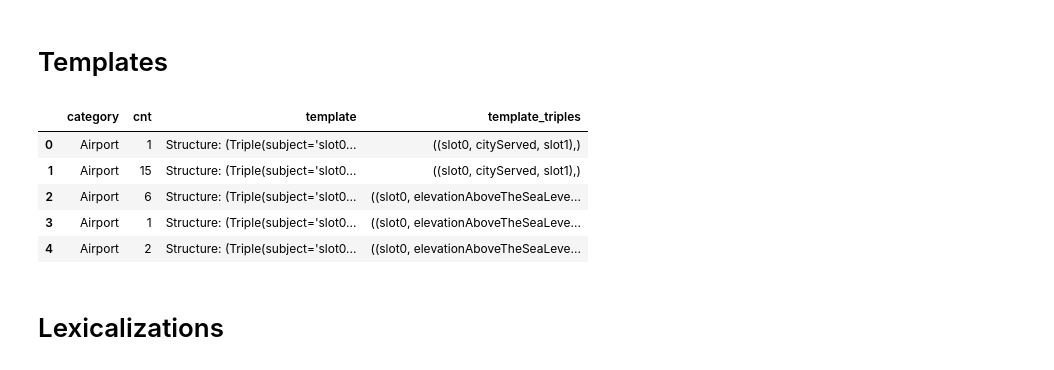
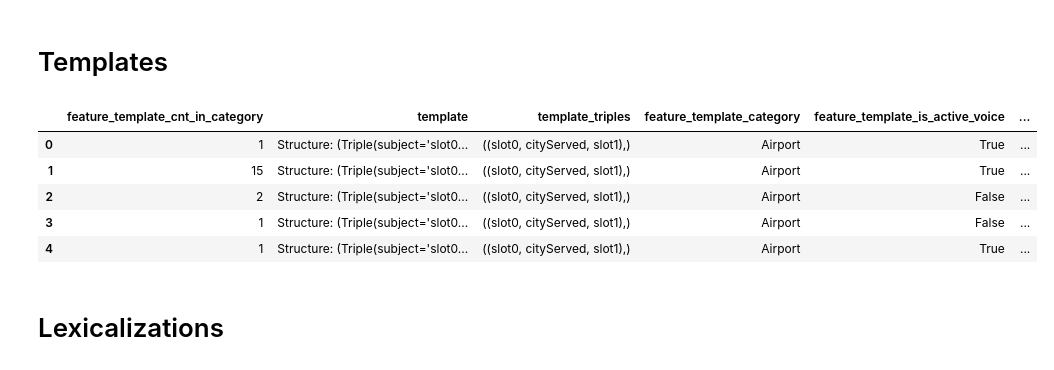
Before and after one commit to abevieiramota/masters, a Jupyter notebook: notebook/01 - Templates - Thiago's dataset.ipynb, the cells around one changed output. Saved outputs shown, nothing was run; the diff lists cells and outputs as text; code cells hidden in the pictures.

```diff
--- a/notebook/01 - Templates - Thiago's dataset.ipynb
+++ b/notebook/01 - Templates - Thiago's dataset.ipynb
@@ -36,21 +37,41 @@ for entry in train_dev_entries:
                               entry['r_entity_map'],
                               metadata={})
 
-            dados[(t, t.template_triples, entry['category'])] += 1
+            pos_score0 = t.template_text.find('{slot0}')
+            pos_score1 = t.template_text.find('{slot1}')
+
+            is_active_voice = pos_score0 < pos_score1
+
+            n_dots = max(1, t.template_text.count('.'))
+
+            dados[(t, t.template_triples, entry['category'], is_active_voice, n_dots)] += 1
-# %%
-templates, templates_triples, categories = zip(*dados.keys())
-df = pd.DataFrame({'cnt': list(dados.values()),
-                   'template': templates,
-                   'template_triples': templates_triples,
-                   'category': categories})
-
-df.head()
-# %% [output]
-|  | category | cnt | template | template_triples |
-| 0 | Airport | 1 | Structure: (Triple(subject='slot0... | ((slot0, cityServed, slot1),) |
-| 1 | Airport | 15 | Structure: (Triple(subject='slot0... | ((slot0, cityServed, slot1),) |
-| 2 | Airport | 6 | Structure: (Triple(subject='slot0... | ((slot0, elevationAboveTheSeaLeve... |
-| 3 | Airport | 1 | Structure: (Triple(subject='slot0... | ((slot0, elevationAboveTheSeaLeve... |
-| 4 | Airport | 2 | Structure: (Triple(subject='slot0... | ((slot0, elevationAboveTheSeaLeve... |
+# %%
+template, templates_triples, categories, is_active_voices, ns_dots = zip(*dados.keys())
+df = pd.DataFrame({'feature_template_cnt_in_category': list(dados.values()),
+                   'template': template,
+                   'template_triples': templates_triples,
+                   'feature_template_category': categories,
+                   'feature_template_is_active_voice': is_active_voices,
+                   'feature_template_n_dots': ns_dots})
+
+g = df.groupby(['template_triples', 'feature_template_category'])['feature_template_cnt_in_category'].sum()
+g.name = 'template_triples_and_category_cnt'
+g = g.reset_index()
+
+df = pd.merge(df, g)
+df['feature_template_freq_in_category'] = df['feature_template_cnt_in_category'] / df['template_triples_and_category_cnt']
+del df['template_triples_and_category_cnt']
+
+
+#TODO: proportion of active/passive sentences
+
+df.head()
+# %% [output]
+|  | feature_template_cnt_in_category | template | template_triples | feature_template_category | feature_template_is_active_voice | ... |
+| 0 | 1 | Structure: (Triple(subject='slot0... | ((slot0, cityServed, slot1),) | Airport | True | ... |
+| 1 | 15 | Structure: (Triple(subject='slot0... | ((slot0, cityServed, slot1),) | Airport | True | ... |
+| 2 | 2 | Structure: (Triple(subject='slot0... | ((slot0, cityServed, slot1),) | Airport | False | ... |
+| 3 | 1 | Structure: (Triple(subject='slot0... | ((slot0, cityServed, slot1),) | Airport | False | ... |
+| 4 | 1 | Structure: (Triple(subject='slot0... | ((slot0, cityServed, slot1),) | Airport | True | ... |
 # %%
 df.to_pickle('../data/templates/template_db/template_db')
```
Also changed, not shown: parts of 2 cells of this notebook, 11 other files.
